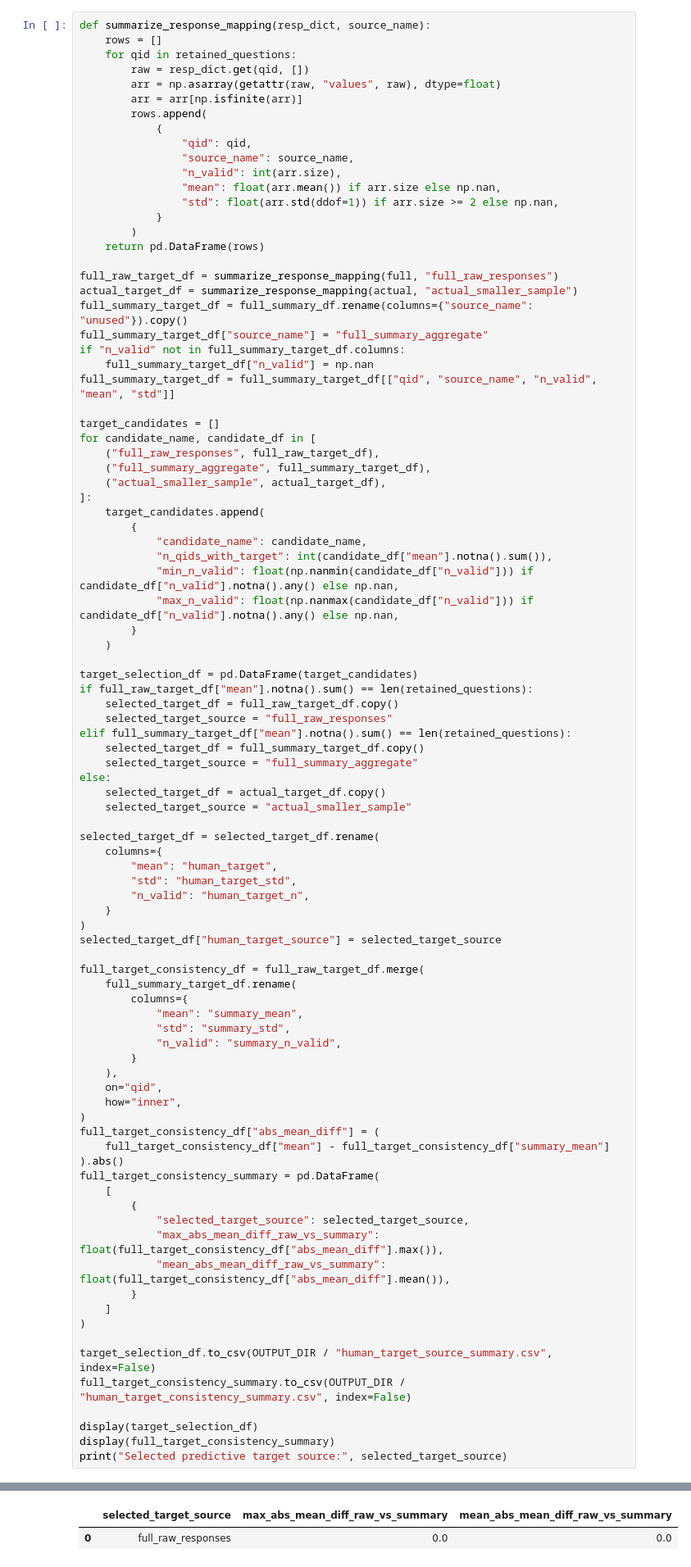
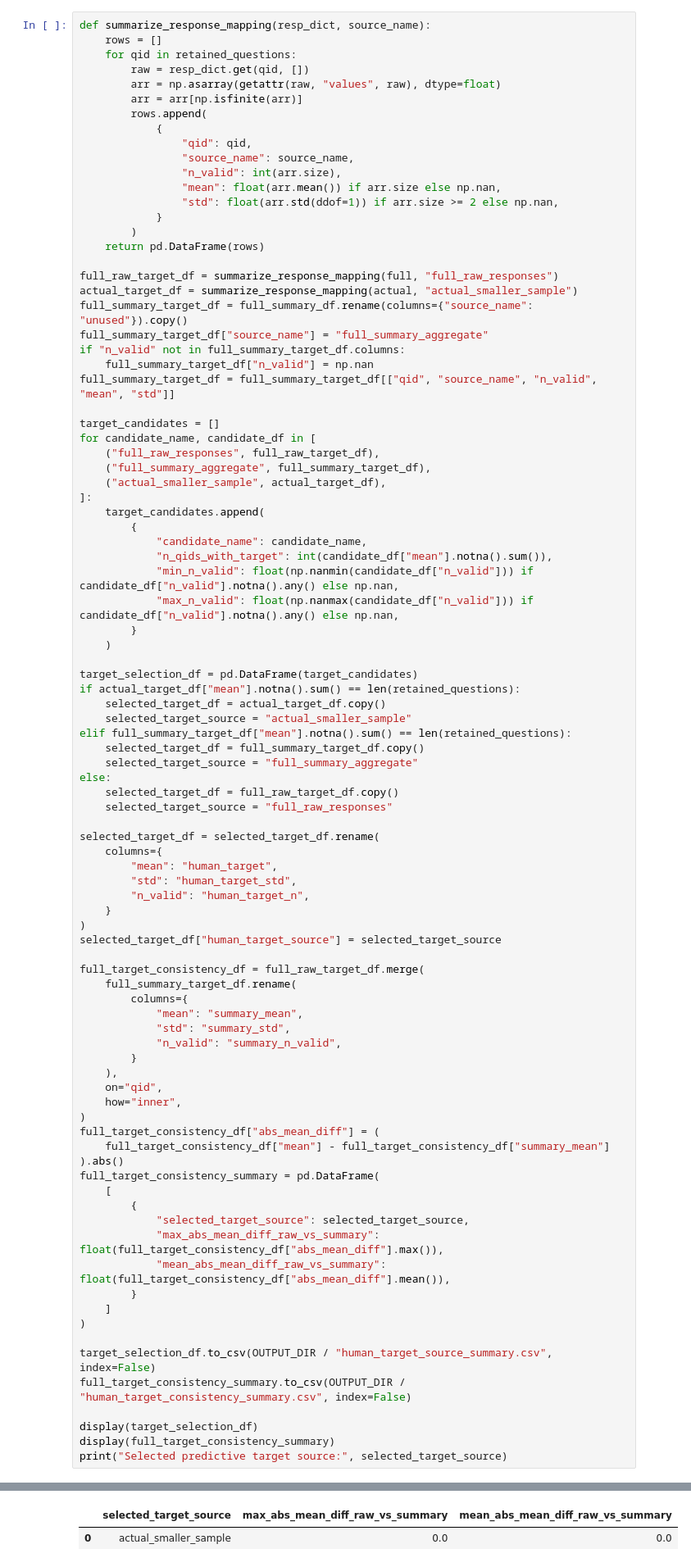
Before and after one commit to yushiouwillylin/simulator_fidelity, a Jupyter notebook: worldvalue_quantile/WV_quantile_embedding_benchmark.ipynb, the cells around one changed output, grey strips where cells are left out. Shown at 82% size. Saved outputs shown, nothing was run; the diff lists cells and outputs as text.

Commit message:
Refine benchmark targets and restore UMAR core models

```diff
--- a/worldvalue_quantile/WV_quantile_embedding_benchmark.ipynb
+++ b/worldvalue_quantile/WV_quantile_embedding_benchmark.ipynb
@@ -308,15 +308,15 @@ for candidate_name, candidate_df in [
     )
 
 target_selection_df = pd.DataFrame(target_candidates)
-if full_raw_target_df["mean"].notna().sum() == len(retained_questions):
-    selected_target_df = full_raw_target_df.copy()
-    selected_target_source = "full_raw_responses"
+if actual_target_df["mean"].notna().sum() == len(retained_questions):
+    selected_target_df = actual_target_df.copy()
+    selected_target_source = "actual_smaller_sample"
 elif full_summary_target_df["mean"].notna().sum() == len(retained_questions):
     selected_target_df = full_summary_target_df.copy()
     selected_target_source = "full_summary_aggregate"
 else:
-    selected_target_df = actual_target_df.copy()
-    selected_target_source = "actual_smaller_sample"
+    selected_target_df = full_raw_target_df.copy()
+    selected_target_source = "full_raw_responses"
 
 selected_target_df = selected_target_df.rename(
     columns={
@@ -336,31 +336,31 @@ full_target_consistency_df = full_raw_target_df.merge(
         }
     ),
     on="qid",
     how="inner",
 )
 full_target_consistency_df["abs_mean_diff"] = (
     full_target_consistency_df["mean"] - full_target_consistency_df["summary_mean"]
 ).abs()
 full_target_consistency_summary = pd.DataFrame(
     [
         {
             "selected_target_source": selected_target_source,
             "max_abs_mean_diff_raw_vs_summary": float(full_target_consistency_df["abs_mean_diff"].max()),
             "mean_abs_mean_diff_raw_vs_summary": float(full_target_consistency_df["abs_mean_diff"].mean()),
         }
     ]
 )
 
 target_selection_df.to_csv(OUTPUT_DIR / "human_target_source_summary.csv", index=False)
 full_target_consistency_summary.to_csv(OUTPUT_DIR / "human_target_consistency_summary.csv", index=False)
 
 display(target_selection_df)
 display(full_target_consistency_summary)
 print("Selected predictive target source:", selected_target_source)
 # %% [output]
 |  | candidate_name | n_qids_with_target | min_n_valid | max_n_valid |
 | 0 | full_raw_responses | 235 | 68524.0 | 96066.0 |
 | 1 | full_summary_aggregate | 235 | 68524.0 | 96066.0 |
 | 2 | actual_smaller_sample | 235 | 350.0 | 500.0 |
 |  | selected_target_source | max_abs_mean_diff_raw_vs_summary | mean_abs_mean_diff_raw_vs_summary |
-| 0 | full_raw_responses | 0.0 | 0.0 |
+| 0 | actual_smaller_sample | 0.0 | 0.0 |
```
Also changed, not shown: parts of 9 cells of this notebook, 9 other files.
